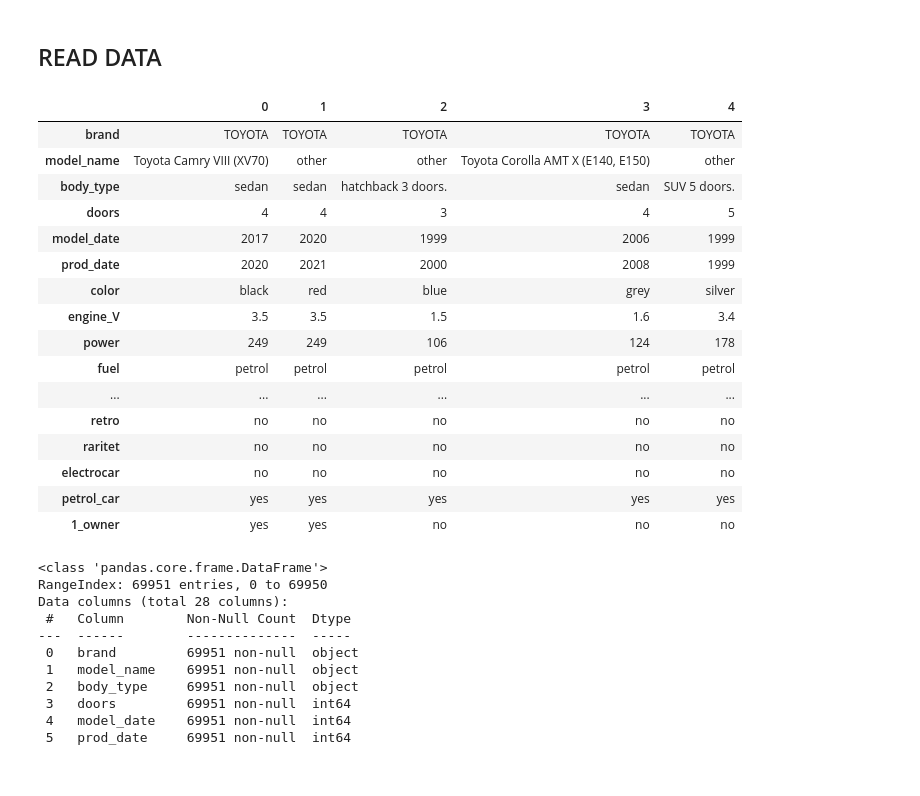
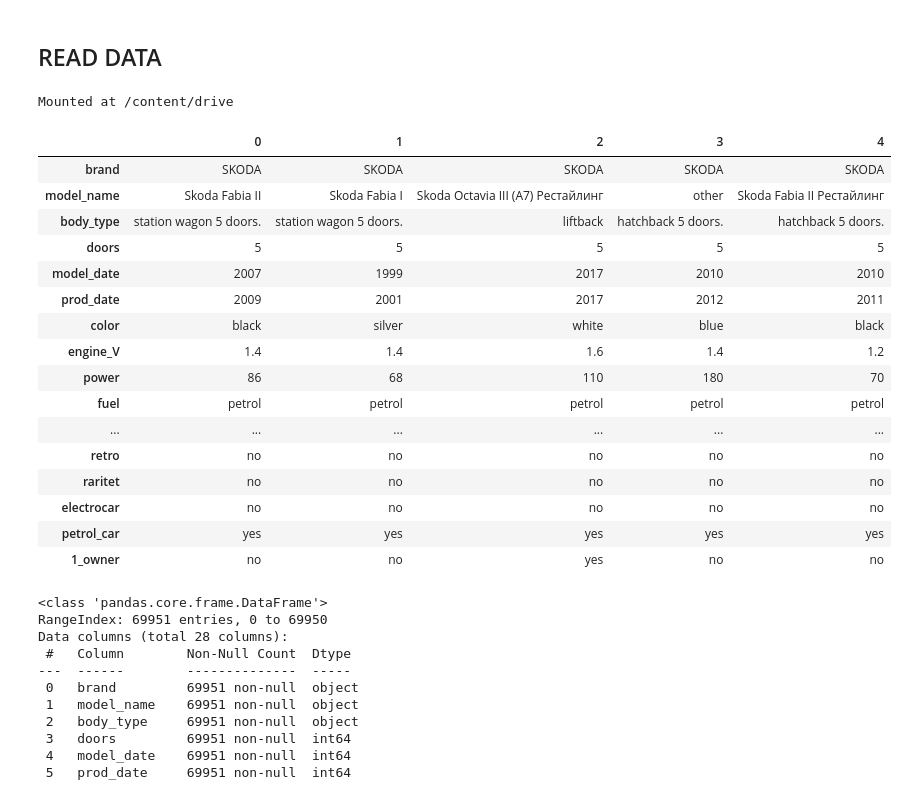
Before and after one commit to elenaholubek/skillfactory_DS, a Jupyter notebook: module_6/4. Feature engineering.ipynb, the cells around one changed output. Drawn from its saved outputs; the diff is of its cells as text; code cells hidden in the pictures.

```diff
--- a/module_6/4. Feature engineering.ipynb
+++ b/module_6/4. Feature engineering.ipynb
@@ -47,33 +47,43 @@ def to_log(df, col_list):
     return df
 # %% [markdown]
 ## READ DATA
+# %%
+#local:
+#path = "/"
+
+# remote:
+from google.colab import drive
+drive.mount('/content/drive')
+path = "/content/drive/My Drive/module_6/"
+# %% [output]
+Mounted at /content/drive
 # %%
-data = pd.read_csv("PROCESSED/data.csv")
-num_columns = list(pd.read_csv("PROCESSED/num_columns.csv", header=None)[0])
-cat_columns = list(pd.read_csv("PROCESSED/cat_columns.csv", header=None)[0])
-bin_columns = list(pd.read_csv("PROCESSED/bin_columns.csv", header=None)[0])
-drop_columns = list(pd.read_csv("PROCESSED/drop_columns.csv", header=None)[0])
-log_columns = list(pd.read_csv("PROCESSED/log_columns.csv", header=None)[0])
+data = pd.read_csv(path + "PROCESSED/data.csv")
+num_columns = list(pd.read_csv(path + "PROCESSED/num_columns.csv", header=None)[0])
+cat_columns = list(pd.read_csv(path + "PROCESSED/cat_columns.csv", header=None)[0])
+bin_columns = list(pd.read_csv(path + "PROCESSED/bin_columns.csv", header=None)[0])
+drop_columns = list(pd.read_csv(path + "PROCESSED/drop_columns.csv", header=None)[0])
+log_columns = list(pd.read_csv(path + "PROCESSED/log_columns.csv", header=None)[0])
 
 data.head().T
 # %% [output]
 |  | 0 | 1 | 2 | 3 | 4 |
-| brand | TOYOTA | TOYOTA | TOYOTA | TOYOTA | TOYOTA |
-| model_name | Toyota Camry VIII (XV70) | other | other | Toyota Corolla AMT X (E140, E150) | other |
-| body_type | sedan | sedan | hatchback 3 doors. | sedan | SUV 5 doors. |
-| doors | 4 | 4 | 3 | 4 | 5 |
-| model_date | 2017 | 2020 | 1999 | 2006 | 1999 |
-| prod_date | 2020 | 2021 | 2000 | 2008 | 1999 |
-| color | black | red | blue | grey | silver |
-| engine_V | 3.5 | 3.5 | 1.5 | 1.6 | 3.4 |
-| power | 249 | 249 | 106 | 124 | 178 |
+| brand | SKODA | SKODA | SKODA | SKODA | SKODA |
+| model_name | Skoda Fabia II | Skoda Fabia I | Skoda Octavia III (A7) Рестайлинг | other | Skoda Fabia II Рестайлинг |
+| body_type | station wagon 5 doors. | station wagon 5 doors. | liftback | hatchback 5 doors. | hatchback 5 doors. |
+| doors | 5 | 5 | 5 | 5 | 5 |
+| model_date | 2007 | 1999 | 2017 | 2010 | 2010 |
+| prod_date | 2009 | 2001 | 2017 | 2012 | 2011 |
+| color | black | silver | white | blue | black |
+| engine_V | 1.4 | 1.4 | 1.6 | 1.4 | 1.2 |
+| power | 86 | 68 | 110 | 180 | 70 |
 | fuel | petrol | petrol | petrol | petrol | petrol |
 | ... | ... | ... | ... | ... | ... |
 | retro | no | no | no | no | no |
 | raritet | no | no | no | no | no |
 | electrocar | no | no | no | no | no |
 | petrol_car | yes | yes | yes | yes | yes |
-| 1_owner | yes | yes | no | no | no |
+| 1_owner | no | no | yes | no | no |
 # %%
 data.info()
 # %% [output]
```
Also changed, not shown: parts of 29 cells of this notebook.
